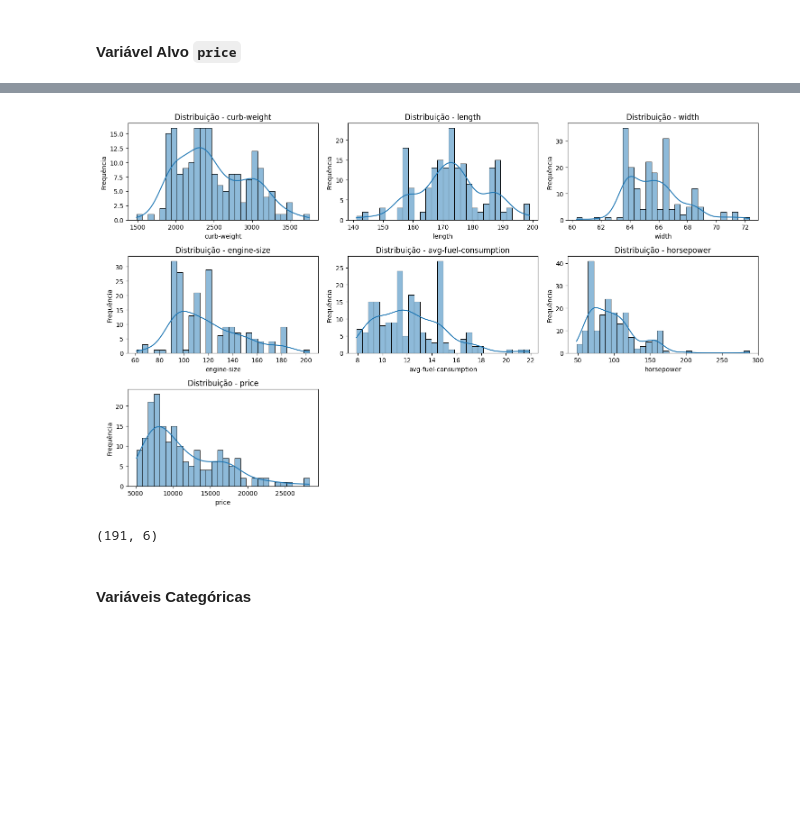
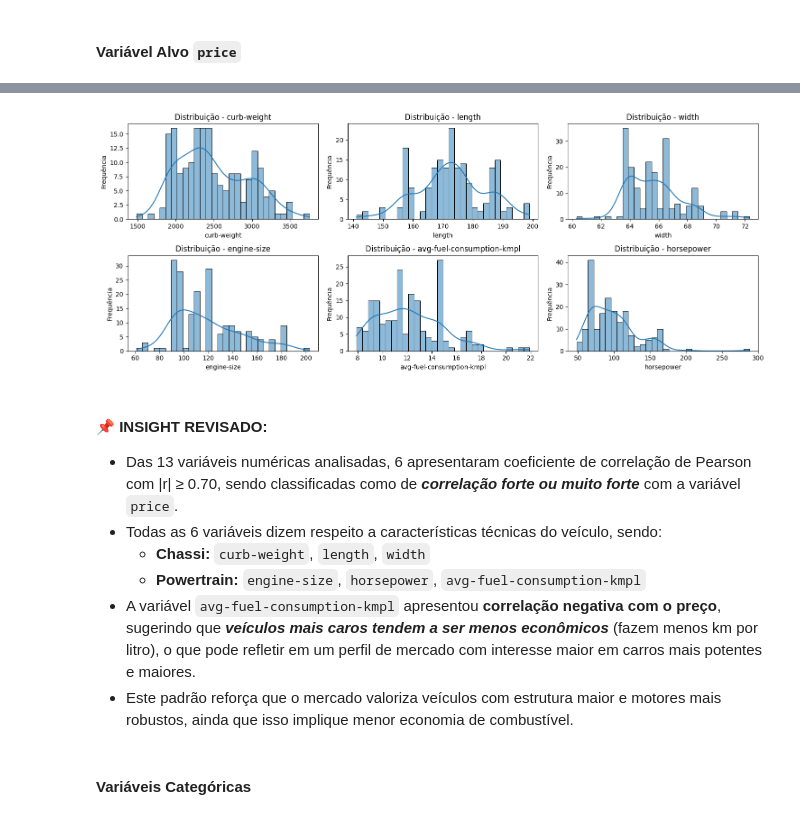
Before and after one commit to reynancs/car_price_prediction, a Jupyter notebook: notebooks/2.1-rc-eda-cleaned.ipynb, the cells around one changed output, grey strips where cells are left out. Cells and saved outputs as stored; diff of their text form; code cells hidden in the pictures; blank space fills up the shorter version.

Commit message:
data exploratory step - categorical features

```diff
--- a/notebooks/2.1-rc-eda-cleaned.ipynb
+++ b/notebooks/2.1-rc-eda-cleaned.ipynb
@@ -85,0 +86,24 @@ plt.tight_layout()
+# %%
+fig, ax = plt.subplots(figsize=(16, 8))
+
+sns.barplot(data=df, x='make', y='price', estimator='mean', ax=ax, errorbar='ci')
+ax.bar_label(ax.containers[0], fontsize=9, padding=3)
+ax.plot('mercedes-benz', 28000, "*", markersize=10, color="r")
+
+# Ajuste para melhorar a leitura dos rótulos no eixo X
+ax.set_xticklabels(ax.get_xticklabels(), rotation=45, ha='right', fontsize=10)
+
+# Títulos
+ax.set_title('Preço Médio por Marca', fontsize=14)
+ax.set_xlabel('Marca', fontsize=12)
+ax.set_ylabel('Preço', fontsize=12)
+
+# Destaca um ponto específico no gráfico
+ax.plot(
+    df['make'].unique().tolist().index('mercedes-benz'), 28000,
+    "*", markersize=15, color="red", label='Max.'
+)
+
+ax.legend()
+plt.tight_layout()
+plt.savefig('../reports/figures/eda_barplot_price_per_make')
@@ -155,10 +182,9 @@ plt.savefig('../reports/figures/eda_heatmap_correlation')
 Fonte: SHIMAKURA, Silvia Emiko. Interpretação do coeficiente de correlação. LEG, UFPR,. 2006.
 # %%
 # Seleciona as variáveis preditoras com forte correlação r > 0.70
-# `avg-fuel-consumption` e `horsepower` foram classificados como correlação  moderada, ambos obtiveram seu valor de "r" igual a 0.67 e 0.64 respectivamente.
-# Entretanto o cliente pediu que considerasse estas duas variáveis de acordo com sua experiência de mercado, com isto consideramos com ~0.7 (forte)
+#pearson_coef, p_value = pearsonr(df['length'], df['price'])
 
-numeric_feature_corr_list = ['curb-weight','length','width','engine-size', 'avg-fuel-consumption','horsepower', 'price']
+numeric_feature_corr_list = ['curb-weight','length','width','engine-size','avg-fuel-consumption-kmpl','horsepower', 'price']
 
 df_corr = df[numeric_feature_corr_list]
 
@@ -166,8 +192,8 @@ for col in numeric_feature_corr_list:
     result = classificar_correlacao(x=df_corr[col], y=df['price'])
     print(f"{col} : {result}\n")
 
-
-df_corr.head()
+# NOTA: # `avg-fuel-consumption` e `horsepower` foram classificados como correlação  moderada, ambos obtiveram seu valor de "r" igual a 0.67 e 0.64 respectivamente.
+# entretanto o cliente pediu que considerasse estas duas variáveis de acordo com sua experiência de mercado, com isto consideramos com ~0.7 (forte)
 # %% [output]
 curb-weight : {'correlacao': np.float64(0.8329579461387322), 'p_valor': np.float64(1.8469932605939318e-50), 'classificacao': 'Uma correlação forte'}
 
@@ -222,31 +233,36 @@ Com esta primeira etapa, conseguimos identificar alguns padrões de consumo, o p
 # %%
 # Histograma para distribuição (em matriz de subplots)
-n = len(numeric_feature_corr_list)
+
+n = len(numeric_feature_corr_list[:-1]) #exclui a última posição `price`
 cols = 3  # número de colunas da matriz de gráficos
 rows = (n + cols - 1) // cols
 
 fig, axes = plt.subplots(rows, cols, figsize=(cols*5, rows*3))
 axes = axes.flatten()
 
-for i, col in enumerate(numeric_feature_corr_list):
+for i, col in enumerate(numeric_feature_corr_list[:-1]):
     sns.histplot(df[col], kde=True, bins=30, ax=axes[i])
     axes[i].set_title(f'Distribuição - {col}')
     axes[i].set_xlabel(col)
     axes[i].set_ylabel('Frequência')
 
 # Remove eixos extras se houver
 for j in range(i+1, len(axes)):
     fig.delaxes(axes[j])
 
 plt.tight_layout()
 fig.savefig('../reports/figures/eda_hist_numerical')
 plt.show()
 # %% [output]
-[figure, old version]
+[figure, new version]
-# %%
-df_numeric_features_corr = df[numeric_feature_corr_list].drop('price', axis=1)
-df_numeric_features_corr.shape
-# %% [output]
-(191, 6)
+# %% [markdown]
+#### 📌 INSIGHT REVISADO:
+
+- Das 13 variáveis numéricas analisadas, 6 apresentaram coeficiente de correlação de Pearson com |r| ≥ 0.70, sendo classificadas como de ***correlação forte ou muito forte*** com a variável `price`.
+- Todas as 6 variáveis dizem respeito a características técnicas do veículo, sendo:
+  - **Chassi:** `curb-weight`, `length`, `width`
+  - **Powertrain:** `engine-size`, `horsepower`, `avg-fuel-consumption-kmpl`
+- A variável `avg-fuel-consumption-kmpl` apresentou **correlação negativa com o preço**, sugerindo que ***veículos mais caros tendem a ser menos econômicos*** (fazem menos km por litro), o que pode refletir em um perfil de mercado com interesse maior em carros mais potentes e maiores.
+- Este padrão reforça que o mercado valoriza veículos com estrutura maior e motores mais robustos, ainda que isso implique menor economia de combustível.
 # %% [markdown]
 #### Variáveis Categóricas
```
Also changed, not shown: parts of 19 cells of this notebook, 11 other files.
